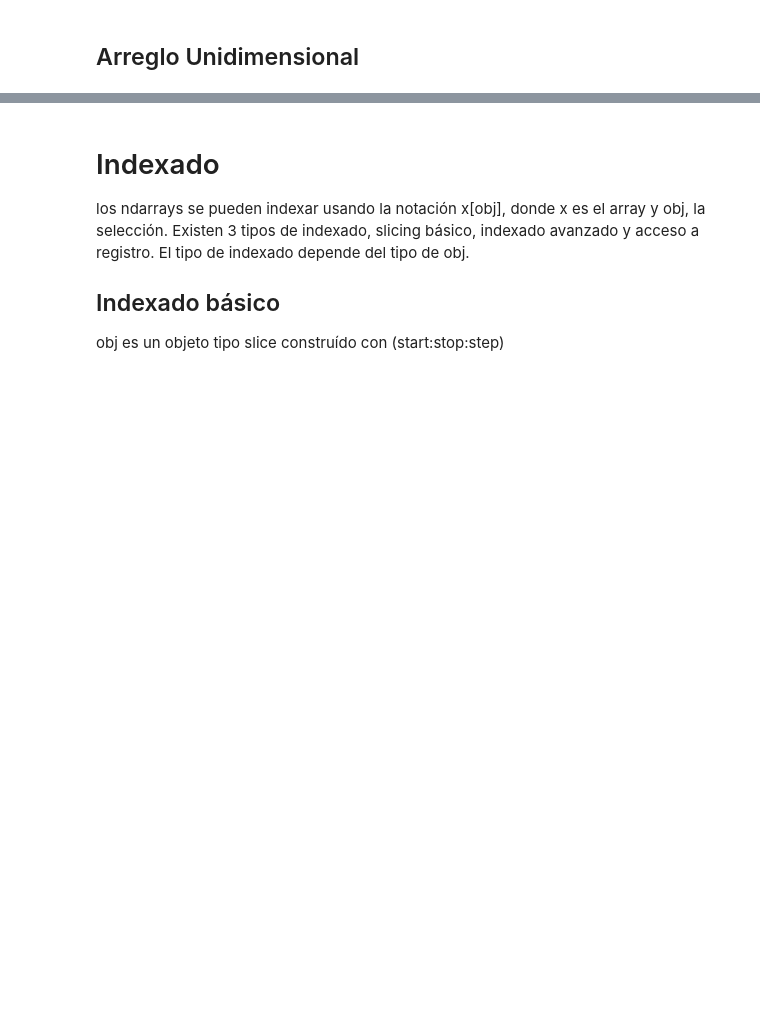
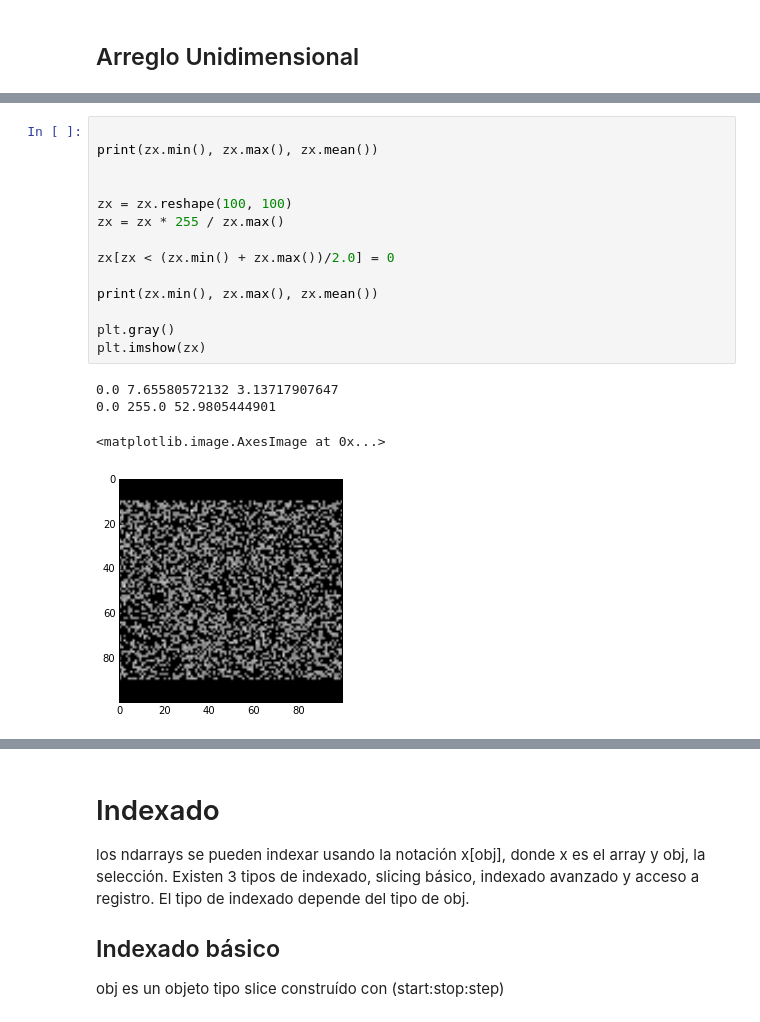
Before and after one commit to lmpizarro/apuntes-python-cientifico, a Jupyter notebook: tallerPython/numpy.ipynb, the cells around one changed output, grey strips where cells are left out. Drawn from its saved outputs; the diff is of its cells as text; blank space fills up the shorter version.

```diff
--- a/tallerPython/numpy.ipynb
+++ b/tallerPython/numpy.ipynb
@@ -43,0 +126,19 @@ numpy.ndarray
+# %%
+
+print(zx.min(), zx.max(), zx.mean())
+
+
+zx = zx.reshape(100, 100)
+zx = zx * 255 / zx.max()
+
+zx[zx < (zx.min() + zx.max())/2.0] = 0
+
+print(zx.min(), zx.max(), zx.mean())
+
+plt.gray()
+plt.imshow(zx)
+# %% [output]
+0.0 7.65580572132 3.13717907647
+0.0 255.0 52.9805444901
+<matplotlib.image.AxesImage at 0x...>
+[figure, added]
```
Also changed, not shown: parts of 14 cells of this notebook, 1 other file.
